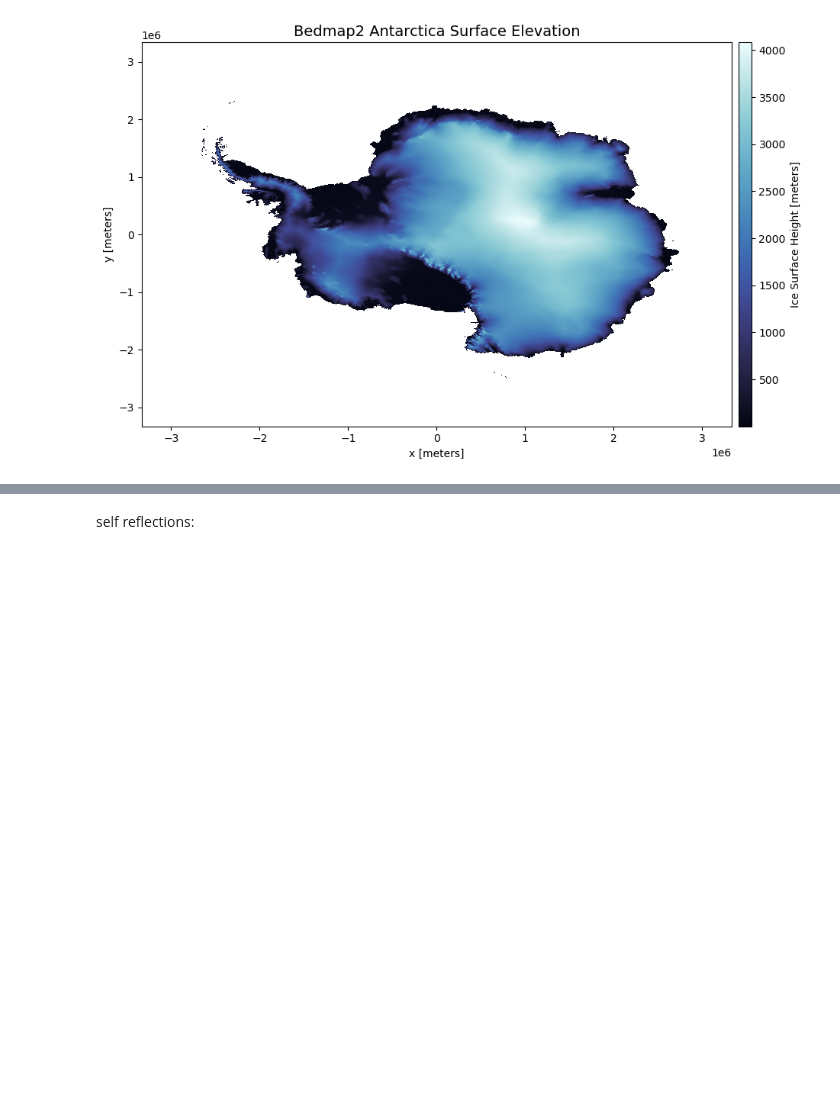
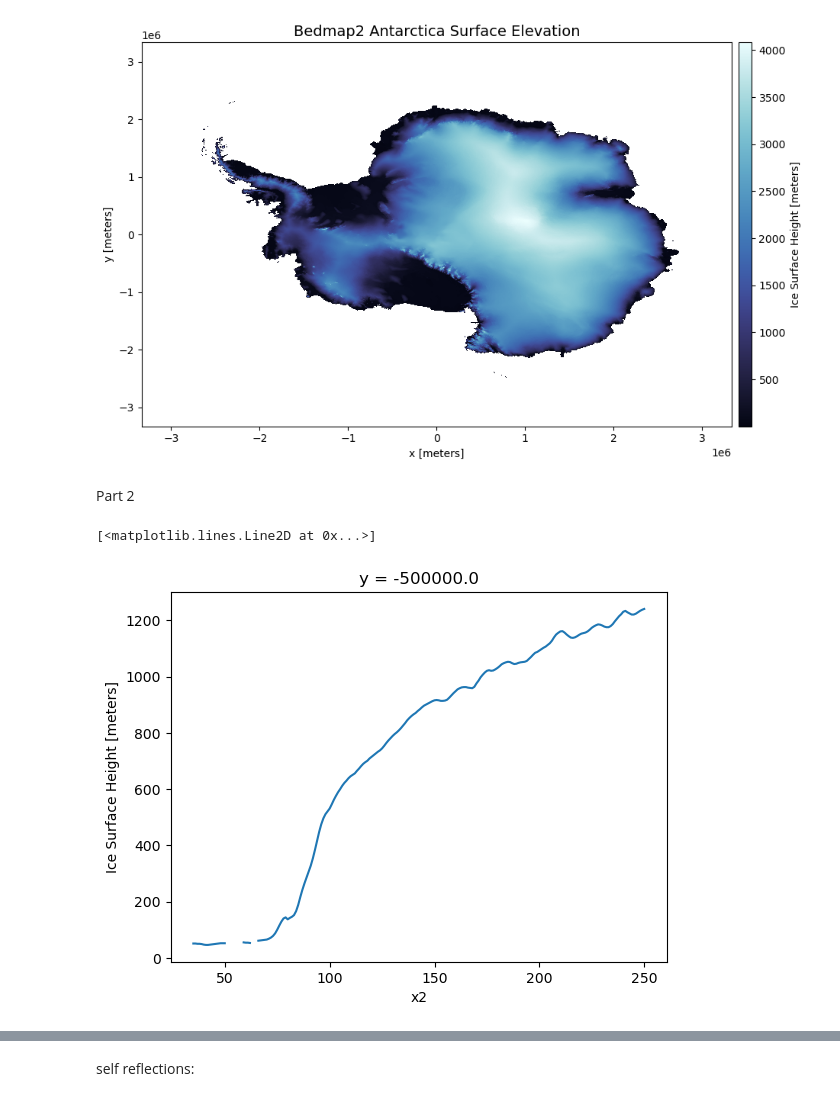
Before and after one commit to AmundRB/MOD300-Group-12, a Jupyter notebook: test01.ipynb, the cells around one changed output, grey strips where cells are left out. Drawn from its saved outputs; the diff is of its cells as text; code cells hidden in the pictures; blank space fills up the shorter version.

Commit message:
Started on 5.2 part 3

```diff
--- a/test01.ipynb
+++ b/test01.ipynb
@@ -615,3 +617,16 @@ Requirement already satisfied: python-dateutil>=2.7 in c:\users\amund\miniforge3
 Requirement already satisfied: six>=1.5 in c:\users\amund\miniforge3\envs\project1\lib\site-packages (from python-dateutil>=2.7->matplotlib->cmocean) (1.17.0)
 Note: you may need to restart the kernel to use updated packages.
 [figure]
+# %% [markdown]
+Part 2
+# %%
+# Extract cross section using the original coordinates
+bed1d = bedmap.sel(y=-0.5e6, x=slice(-1.6e6,-1.35e6))
+
+# Add a second x-coordinate to make prettier plots
+# (shift x-axis to start at zero, and convert from m to km)
+bed1d = bed1d.assign_coords({"x2":((bed1d.x+1.6e6)/1e3)})
+bed1d.surface.plot(x='x2')
+# %% [output]
+[<matplotlib.lines.Line2D at 0x...>]
+[figure, added]
```
Also changed, not shown: parts of 4 cells of this notebook.
